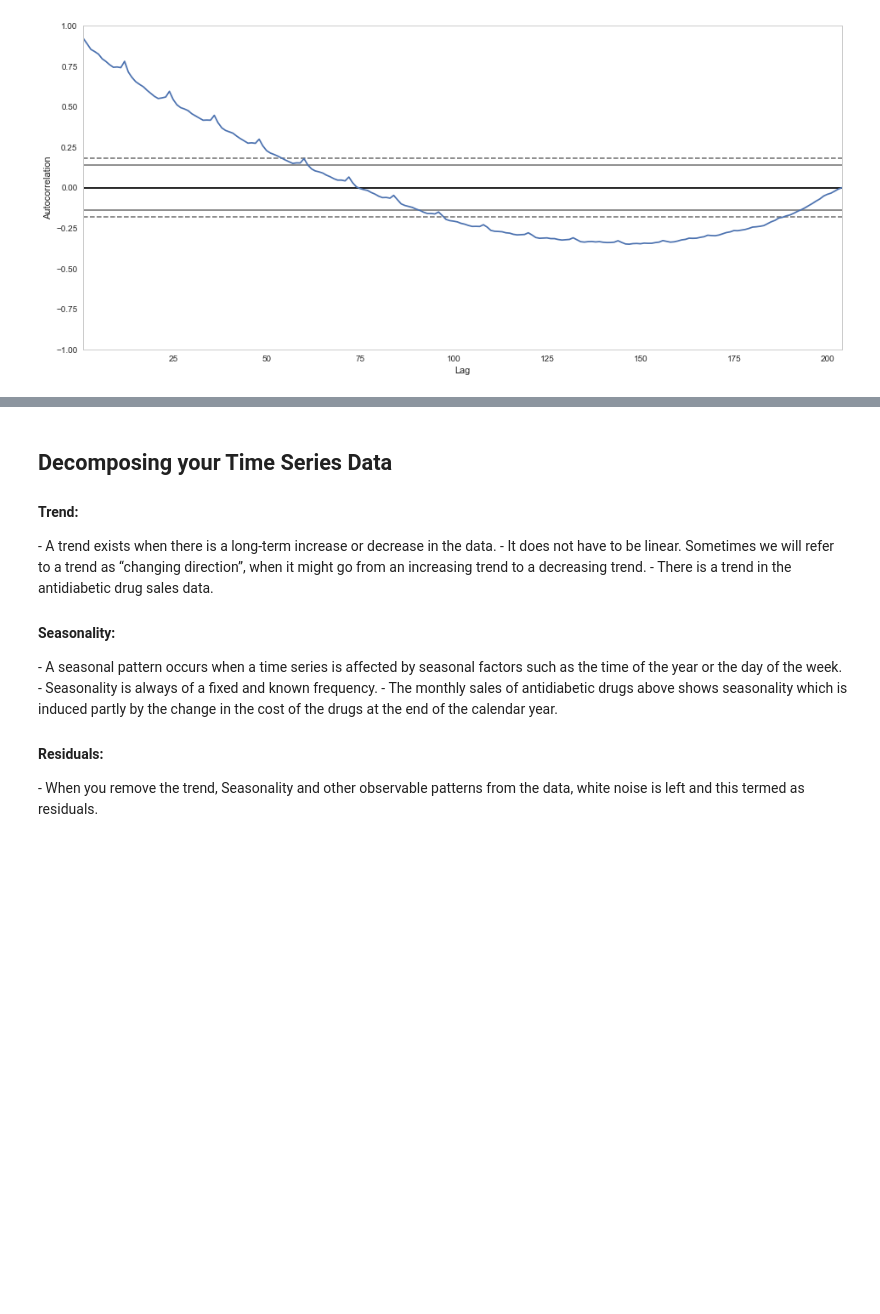
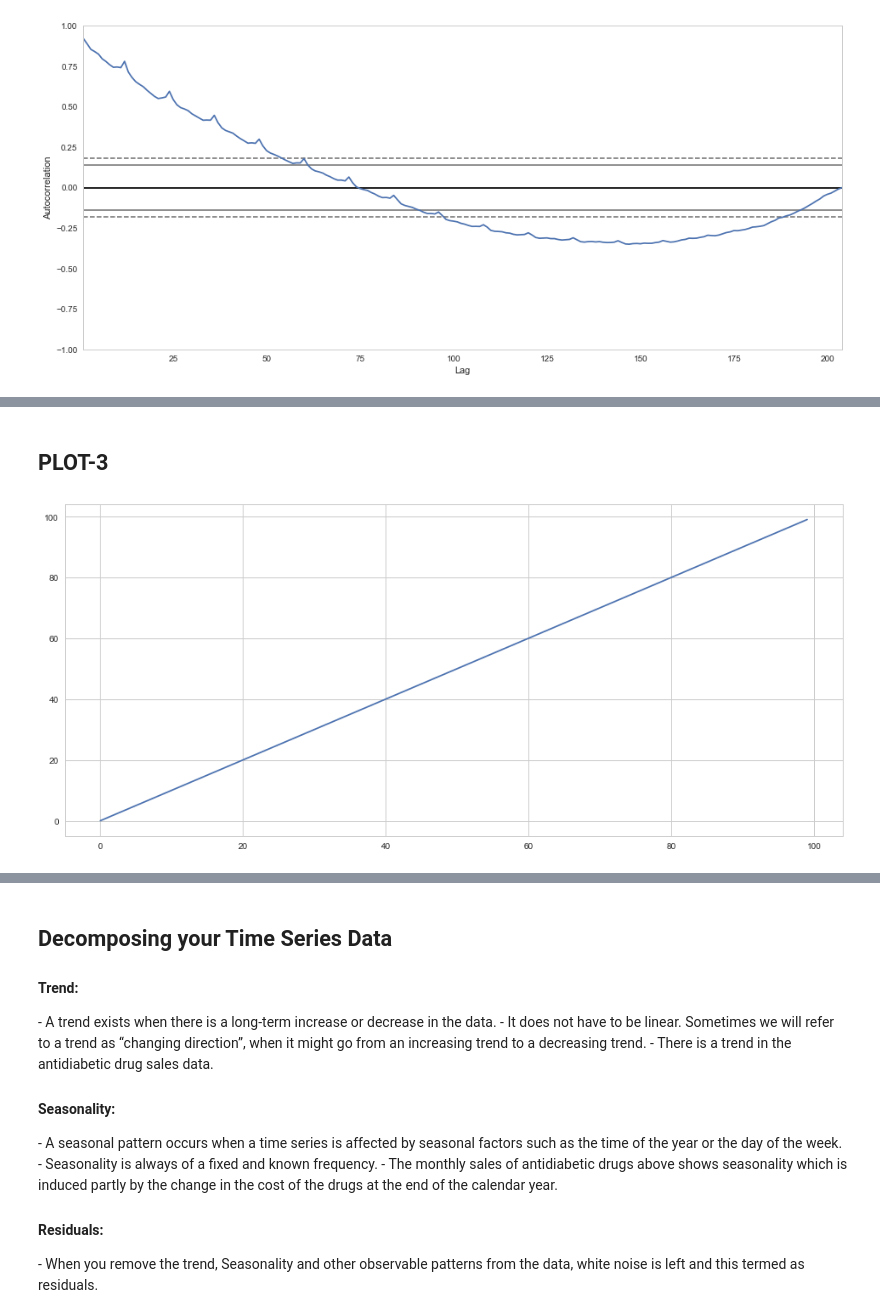
Before and after one commit to prakashjayy/Time_Series_Course, a Jupyter notebook: Session-1.ipynb, the cells around one changed output, grey strips where cells are left out. Saved outputs shown, nothing was run; the diff lists cells and outputs as text; code cells hidden in the pictures; blank space fills up the shorter version.

```diff
--- a/Session-1.ipynb
+++ b/Session-1.ipynb
@@ -273,0 +377,12 @@ autocorrelation_plot(ts["y"])
+# %% [markdown]
+## PLOT-3
+# %%
+# Generate a Linear Trend line
+sample = 100
+x = np.arange(sample)
+y3 = np.arange(sample)
+plt.figure(figsize=(16, 7))
+plt.plot(x, y3)
+plt.show()
+# %% [output]
+[figure, added]
```
Also changed, not shown: parts of 19 cells of this notebook, 1 other file.
